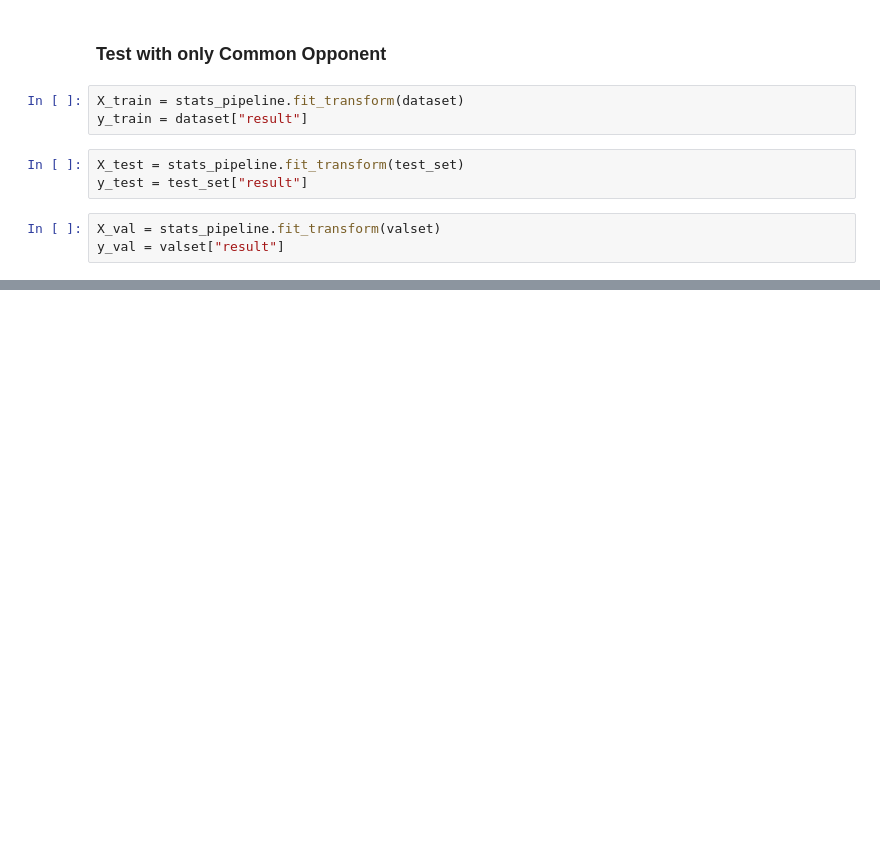
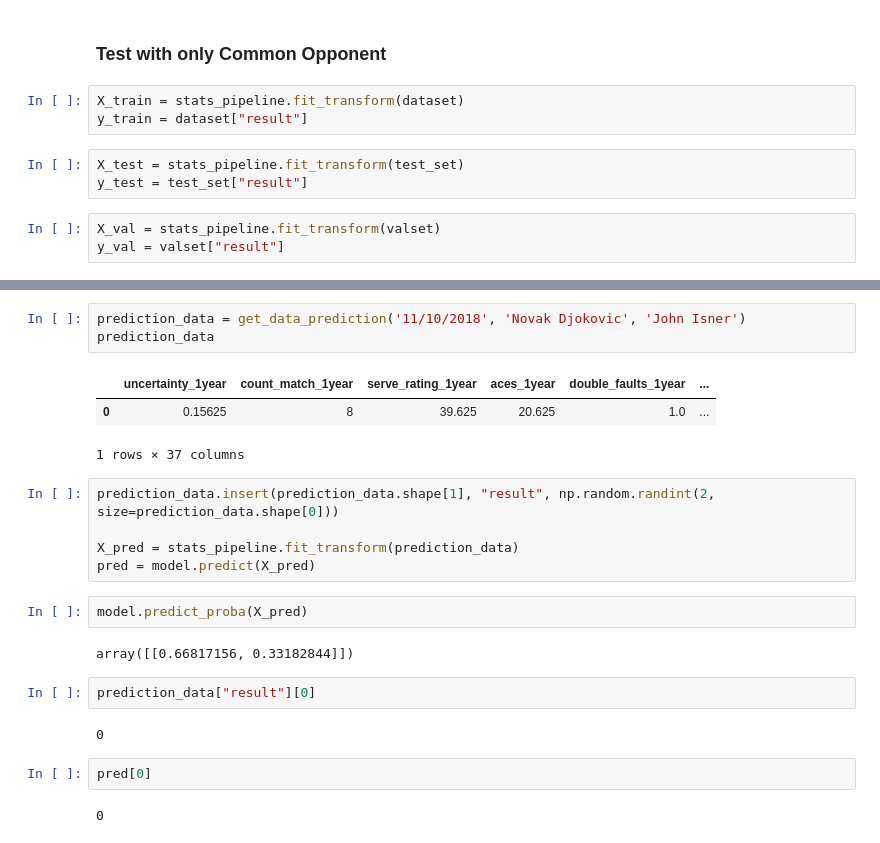
Before and after one commit to panaC/machine-learning, a Jupyter notebook: notebook/tennis/tennis pre-match.ipynb, the cells around one changed output, grey strips where cells are left out. Saved outputs shown, nothing was run; the diff lists cells and outputs as text; blank space fills up the shorter version.

```diff
--- a/notebook/tennis/tennis pre-match.ipynb
+++ b/notebook/tennis/tennis pre-match.ipynb
@@ -804,0 +904,24 @@ accuracy_score(y_val, rnd_pred)
+# %%
+prediction_data = get_data_prediction('11/10/2018', 'Novak Djokovic', 'John Isner')
+prediction_data
+# %% [output]
+|  | uncertainty_1year | count_match_1year | serve_rating_1year | aces_1year | double_faults_1year | ... |
+| 0 | 0.15625 | 8 | 39.625 | 20.625 | 1.0 | ... |
+1 rows × 37 columns
+# %%
+prediction_data.insert(prediction_data.shape[1], "result", np.random.randint(2, size=prediction_data.shape[0]))
+
+X_pred = stats_pipeline.fit_transform(prediction_data)
+pred = model.predict(X_pred)
+# %%
+model.predict_proba(X_pred)
+# %% [output]
+array([[0.66817156, 0.33182844]])
+# %%
+prediction_data["result"][0]
+# %% [output]
+0
+# %%
+pred[0]
+# %% [output]
+0
```
Also changed, not shown: parts of 52 cells of this notebook, 2 other files.
